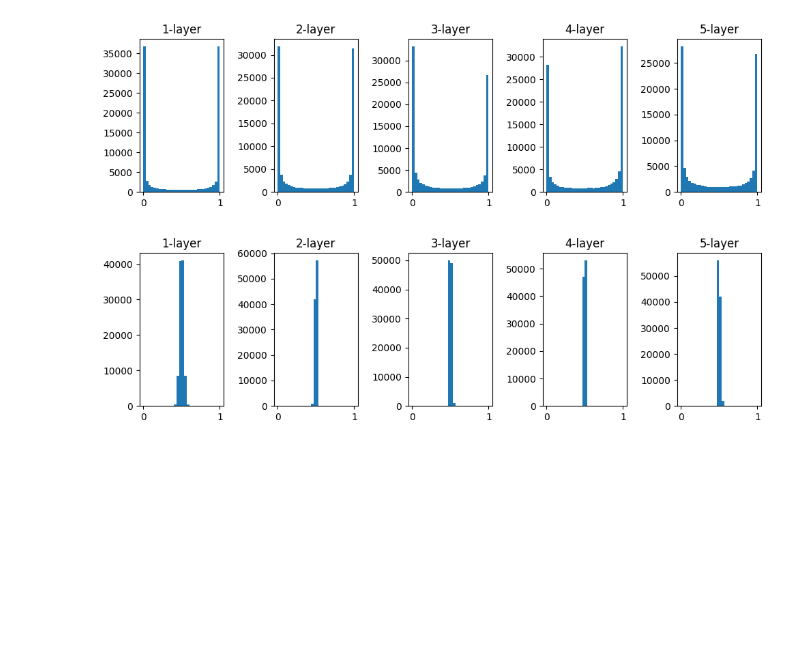
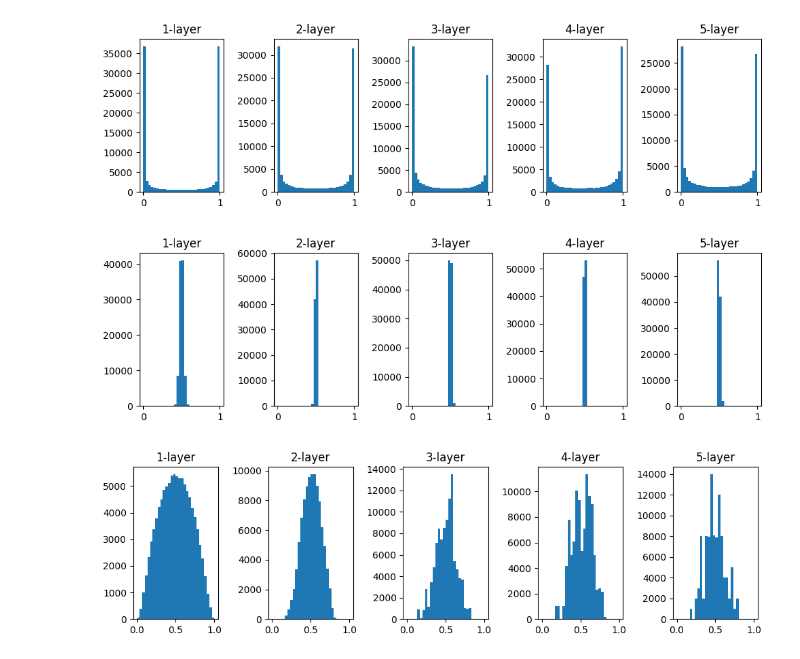
Before and after one commit to limeorange/DeepLearning, a Jupyter notebook: ch06/chap6. 학습 관련 기술들.ipynb, the cells around one changed output. Drawn from its saved outputs; the diff is of its cells as text; code cells hidden in the pictures; blank space fills up the shorter version.

```diff
--- a/ch06/chap6. 학습 관련 기술들.ipynb
+++ b/ch06/chap6. 학습 관련 기술들.ipynb
@@ -317,3 +317,36 @@ plt.tight_layout()
 plt.show()
 # %% [output]
 [figure]
+# %%
+import numpy as np
+import matplotlib.pyplot as plt
+
+def sigmoid(x):
+    return 1 / (1 + np.exp(-x))
+
+x = np.random.randn(1000, 100) # 1000개의 데이터
+node_num = 100 # 각 은닉층의 노드(뉴런) 수
+hidden_layer_size = 5 # 은닉층이 5개
+activations = {} # 이곳에 활성화 결과(활성화값)를 저장
+
+for i in range(hidden_layer_size):
+    if i != 0:
+        x = activations[i-1]
+
+    # 가중치를 표준편차가 1/sqrt(n)인 정규분포로 초기화
+    w = np.random.randn(node_num, node_num) / np.sqrt(node_num)
+    a = np.dot(x, w)
+    z = sigmoid(a)
+    activations[i] = z
+
+# 히스토그램 그리기
+_ = plt.figure(figsize=(10,3), dpi=100)
+for i, a in activations.items():
+    _ = plt.subplot(1, len(activations), i+1)
+    _ = plt.title(str(i+1) + '-layer')
+    _ = plt.hist(a.flatten(), 30, range=(0,1))
+
+plt.tight_layout()
+plt.show()
+# %% [output]
+[figure, added]
```
Also changed, not shown: parts of 1 cell of this notebook.
